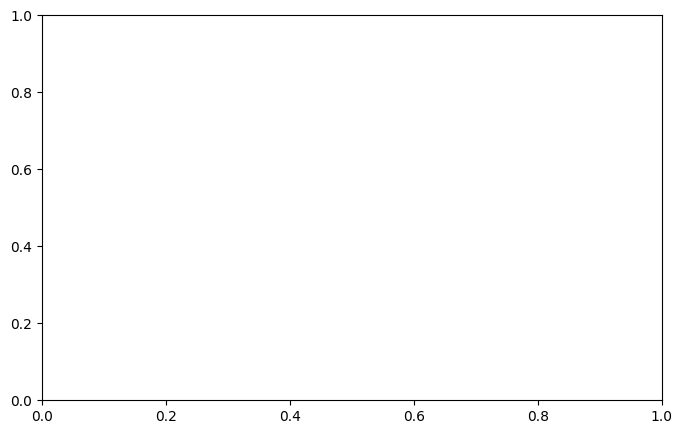
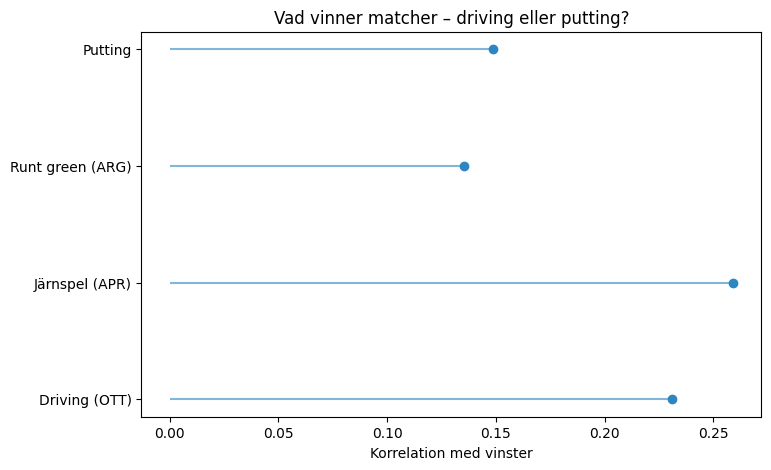
Code edit (unified diff) that turned the first committed figure into the second:
--- before
+++ after
@@ -11,4 +11,2 @@
 ax.set_title("Vad vinner matcher – driving eller putting?")
 ax.set_xlabel("Korrelation med vinster")
-plt.tight_layout()
-plt.show()

Commit: small